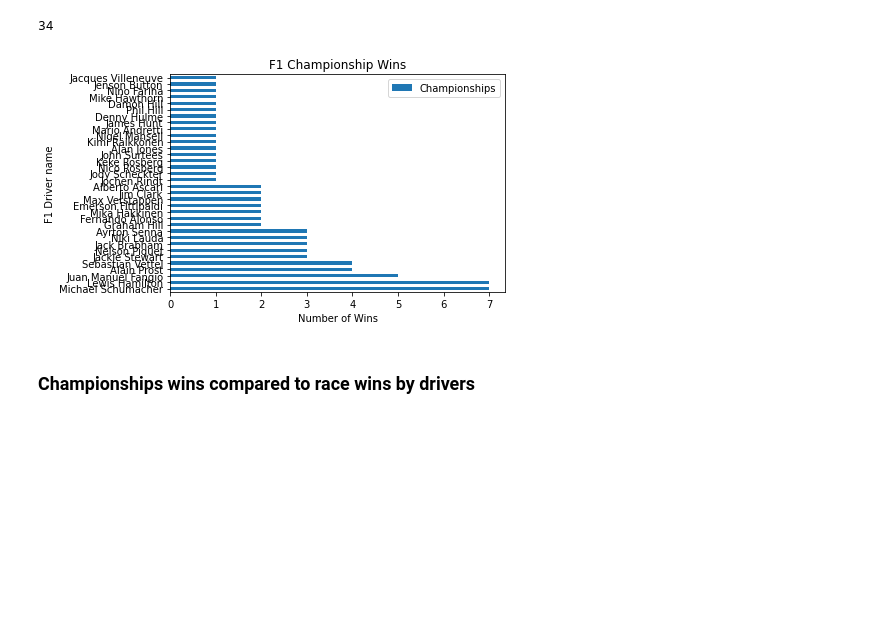
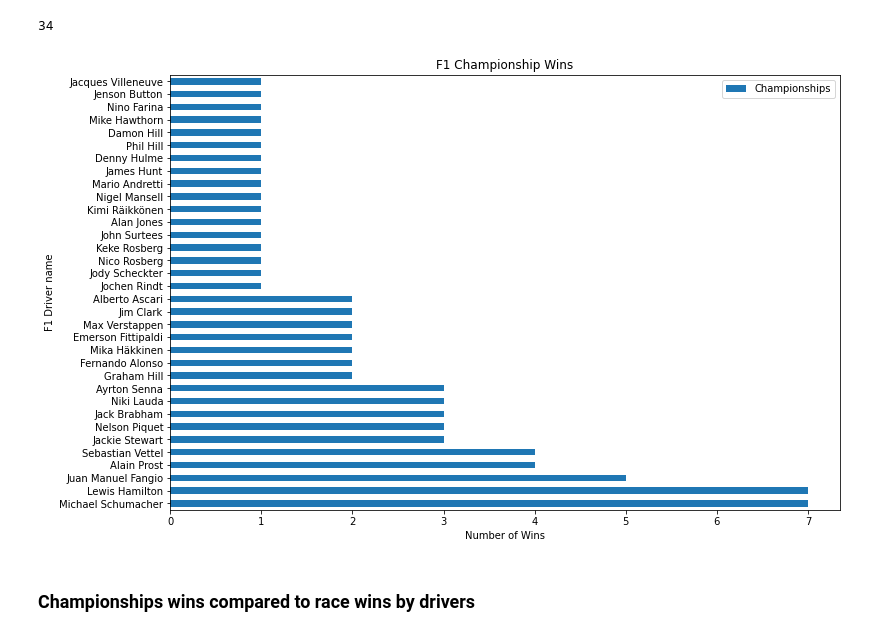
Before and after one commit to Ballyk101/UCDPA_JohnCronly, a Jupyter notebook: F1_Drivers_1952_to_2022-Copy1.ipynb, the cells around one changed output. Cells and saved outputs as stored; diff of their text form; code cells hidden in the pictures; blank space fills up the shorter version.

Commit message:
changes graph

```diff
--- a/F1_Drivers_1952_to_2022-Copy1.ipynb
+++ b/F1_Drivers_1952_to_2022-Copy1.ipynb
@@ -626,13 +624,13 @@ print(row)
 # %% [output]
 34
 # %%
-champ.plot.barh("Driver", "Championships")
+champ.plot.barh("Driver", "Championships", figsize=(12,8))
 plt.title("F1 Championship Wins")
 plt.ylabel("F1 Driver name")
 plt.xlabel("Number of Wins")
 plt.show()
 # %% [output]
-[figure, old version]
+[figure, new version]
 # %% [markdown]
 ### Championships wins compared to race wins by drivers
 # %% [markdown]
```
Also changed, not shown: parts of 5 cells of this notebook, 1 other file.
